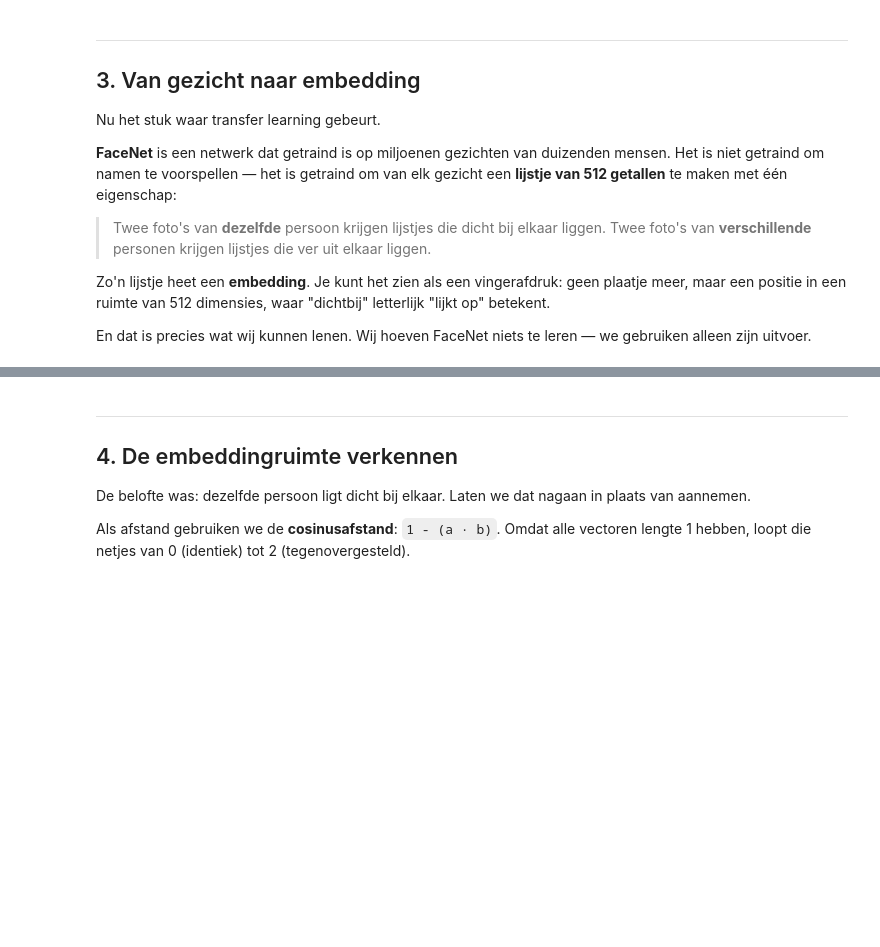
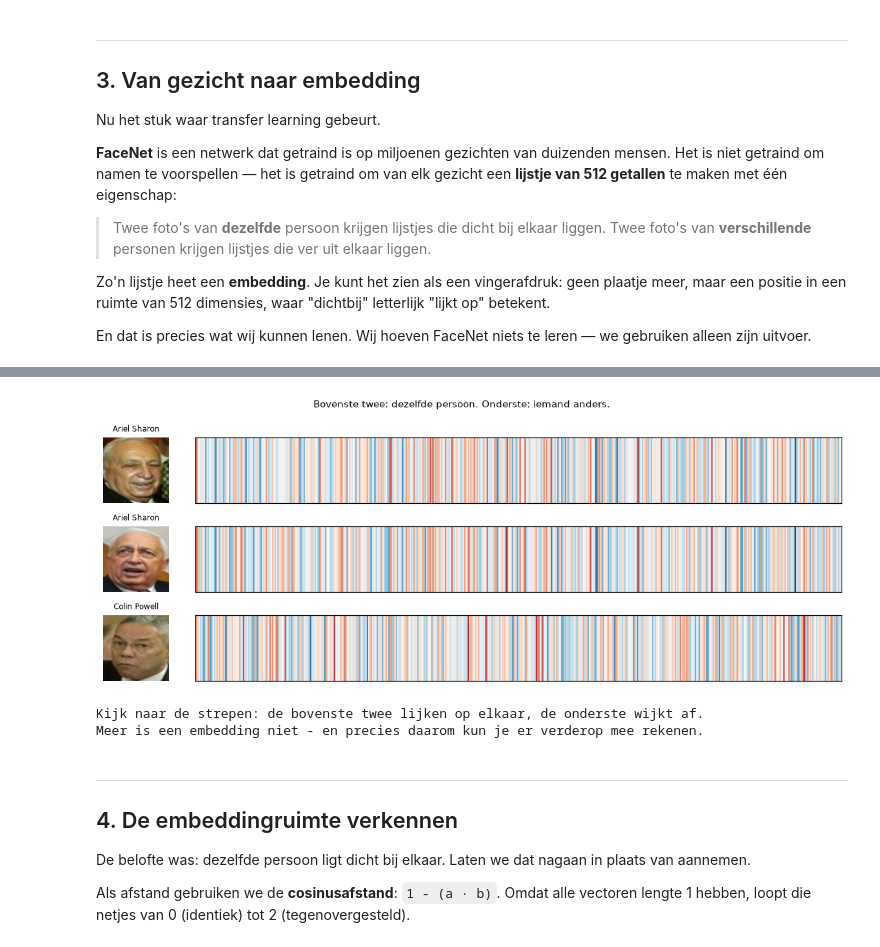
Before and after one commit to kristofsl/pxl-demo, a Jupyter notebook: 03-gezichtsherkenning/gezichtsherkenning.ipynb, the cells around one changed output, grey strips where cells are left out. Drawn from its saved outputs; the diff is of its cells as text; code cells hidden in the pictures; blank space fills up the shorter version.

```diff
--- a/03-gezichtsherkenning/gezichtsherkenning.ipynb
+++ b/03-gezichtsherkenning/gezichtsherkenning.ipynb
@@ -314,3 +363,29 @@ Zo ziet één gezicht eruit als getallen (eerste 8 van de 512):
+# %%
+# Datzelfde patroon, voor drie foto's naast elkaar: twee keer dezelfde persoon,
+# en iemand anders.
+persoon = labels[0]
+zelfde = np.where(labels == persoon)[0][:2]
+ander  = np.where(labels != persoon)[0][0]
+drie   = [zelfde[0], zelfde[1], ander]
+
+fig, assen = plt.subplots(3, 2, figsize=(11, 4.2),
+                          gridspec_kw={"width_ratios": [1, 6]})
+for rij, k in enumerate(drie):
+    assen[rij, 0].imshow(gezichten[k]); assen[rij, 0].axis("off")
+    assen[rij, 0].set_title(labels[k], fontsize=8)
+    assen[rij, 1].imshow(embeddings[k].reshape(1, -1), aspect="auto",
+                         cmap="RdBu_r", vmin=-0.15, vmax=0.15)
+    assen[rij, 1].set_yticks([]); assen[rij, 1].set_xticks([])
+fig.suptitle("Bovenste twee: dezelfde persoon. Onderste: iemand anders.", fontsize=10)
+plt.tight_layout()
+plt.show()
+
+print("Kijk naar de strepen: de bovenste twee lijken op elkaar, de onderste wijkt af.")
+print("Meer is een embedding niet - en precies daarom kun je er verderop mee rekenen.")
+# %% [output]
+[figure, added]
+Kijk naar de strepen: de bovenste twee lijken op elkaar, de onderste wijkt af.
+Meer is een embedding niet - en precies daarom kun je er verderop mee rekenen.
 # %% [markdown]
 ---
 
```
Also changed, not shown: parts of 16 cells of this notebook, 2 other files.
